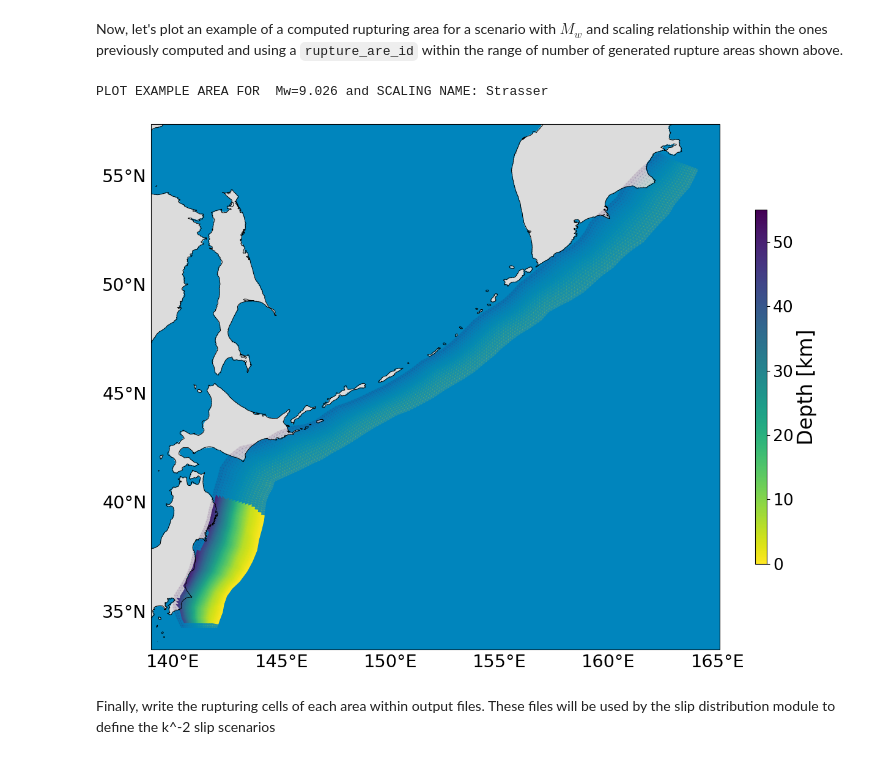
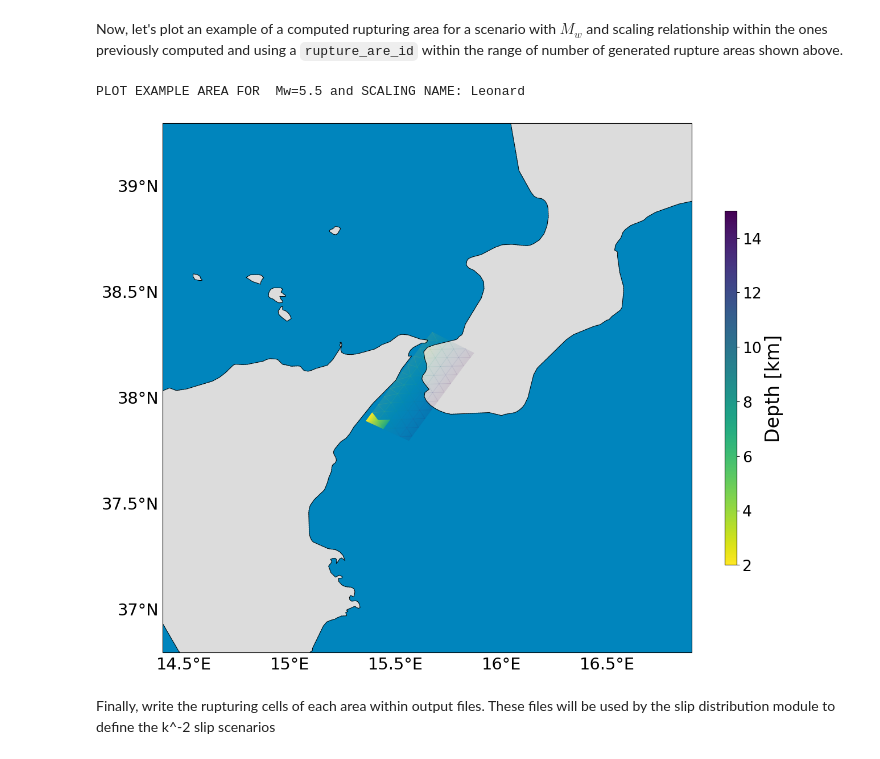
Before and after one commit to antonioscalaunina/pyANTI-FASc, a Jupyter notebook: bin/antifasc_main.ipynb, the cells around one changed output. Cells and saved outputs as stored; diff of their text form; code cells hidden in the pictures.

```diff
--- a/bin/antifasc_main.ipynb
+++ b/bin/antifasc_main.ipynb
@@ -13,8 +23,8 @@ import cartopy.feature as cfeature
 A slab object is built with the attributes contained in the `input.json` file and  `scaling_relationship.json` file. Other attributes are computed internally based on the input information.
 # %%
 #Specify input json file and scaling_relationship file paths
-input_file='../config_files/Parameters/input.json'
-scaling_file='../config_files/Parameters/scaling_relationship.json'
+input_file='../config_files/Parameters/input_Messina.json'
+scaling_file='../config_files/Parameters/scaling_relationship_LeonardIP.json'
 
 #Initialize an instance of the class Slab with the input files
 Slab_obj=slab.Slab(input_file,scaling_file)
@@ -142,24 +174,24 @@ Mw=9.0869, Name scaling: Strasser, N=8, N_all=8
 Now, let's plot an example of a computed rupturing area for a scenario with $M_w$ and scaling relationship within the ones  previously computed and using a `rupture_are_id` within the range of number of generated rupture areas shown above.
 # %%
 #plot example area for the specified combination of Mw and scaling name
-Mw=9.0260
-scaling='Strasser'
+Mw=5.5
+scaling='Leonard'
 Rupture_area_id=0
 
 print(f'PLOT EXAMPLE AREA FOR  Mw={Mw} and SCALING NAME: {scaling}')
 
 fig = plt.figure(figsize=(15, 15))
 subplots=111
 #generate default basemap
 fig,ax=Slab_obj.plot_basemap(fig,subplots)
 
 
 #plot rupturing area
 Slab_obj.plot_rupture_area(Mw,scaling,Rupture_area_id,ax,fig,True)
 #Slab_obj.plot_boundary(ax)
 # %% [output]
-PLOT EXAMPLE AREA FOR  Mw=9.026 and SCALING NAME: Strasser
+PLOT EXAMPLE AREA FOR  Mw=5.5 and SCALING NAME: Leonard
-[figure, old version]
+[figure, new version]
 # %% [markdown]
 Finally, write the rupturing cells of each area within output files. These files will be used by the slip distribution module to define the k^-2 slip scenarios
 # %%
```
Also changed, not shown: parts of 13 cells of this notebook, 7 other files.
